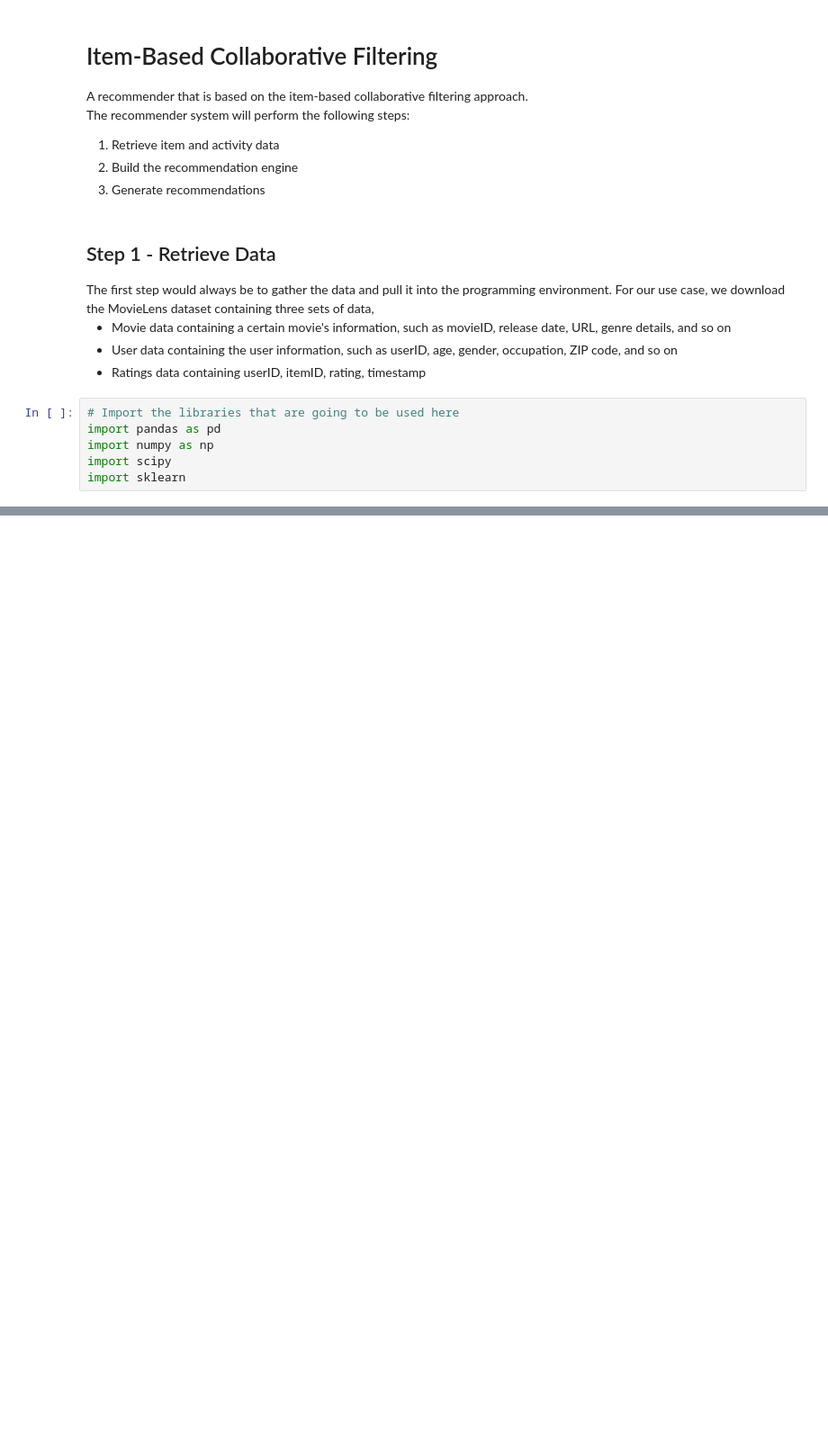
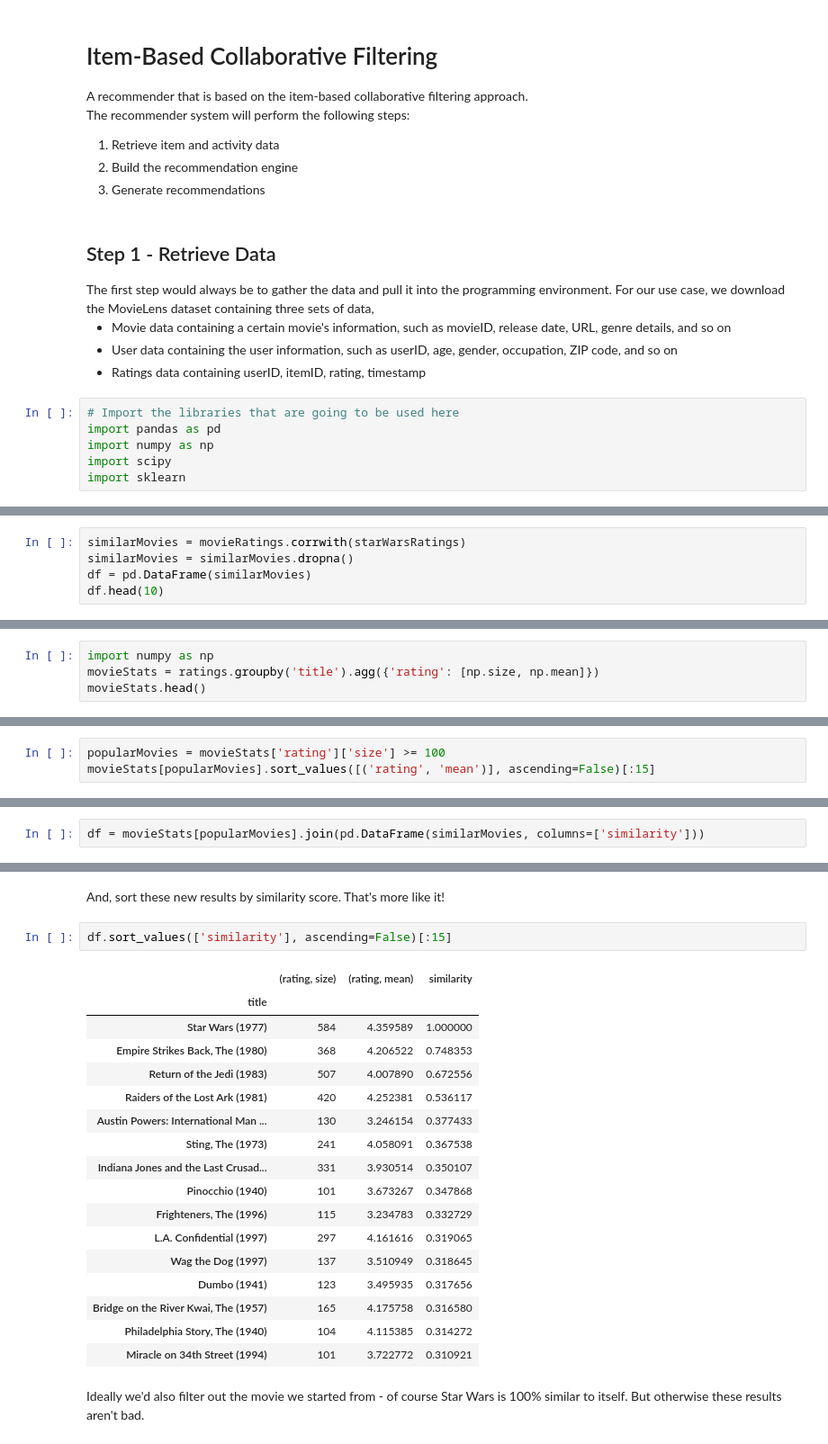
Before and after one commit to ziababar/recommender, a Jupyter notebook: RecSys - CF Item-Based.ipynb, the cells around one changed output, grey strips where cells are left out. Shown at 90% size. Drawn from its saved outputs; the diff is of its cells as text; blank space fills up the shorter version.

```diff
--- a/RecSys - CF Item-Based.ipynb
+++ b/RecSys - CF Item-Based.ipynb
@@ -91,0 +140,5 @@ simCandidates.head(10)
+# %%
+similarMovies = movieRatings.corrwith(starWarsRatings)
+similarMovies = similarMovies.dropna()
+df = pd.DataFrame(similarMovies)
+df.head(10)
@@ -91,0 +182,4 @@ simCandidates.head(10)
+# %%
+import numpy as np
+movieStats = ratings.groupby('title').agg({'rating': [np.size, np.mean]})
+movieStats.head()
@@ -91,0 +197,3 @@ simCandidates.head(10)
+# %%
+popularMovies = movieStats['rating']['size'] >= 100
+movieStats[popularMovies].sort_values([('rating', 'mean')], ascending=False)[:15]
@@ -91,0 +221,2 @@ simCandidates.head(10)
+# %%
+df = movieStats[popularMovies].join(pd.DataFrame(similarMovies, columns=['similarity']))
@@ -91,0 +233,24 @@ simCandidates.head(10)
+# %% [markdown]
+And, sort these new results by similarity score. That's more like it!
+# %%
+df.sort_values(['similarity'], ascending=False)[:15]
+# %% [output]
+|  | (rating, size) | (rating, mean) | similarity |
+| title |  |  |  |
+| Star Wars (1977) | 584 | 4.359589 | 1.000000 |
+| Empire Strikes Back, The (1980) | 368 | 4.206522 | 0.748353 |
+| Return of the Jedi (1983) | 507 | 4.007890 | 0.672556 |
+| Raiders of the Lost Ark (1981) | 420 | 4.252381 | 0.536117 |
+| Austin Powers: International Man ... | 130 | 3.246154 | 0.377433 |
+| Sting, The (1973) | 241 | 4.058091 | 0.367538 |
+| Indiana Jones and the Last Crusad... | 331 | 3.930514 | 0.350107 |
+| Pinocchio (1940) | 101 | 3.673267 | 0.347868 |
+| Frighteners, The (1996) | 115 | 3.234783 | 0.332729 |
+| L.A. Confidential (1997) | 297 | 4.161616 | 0.319065 |
+| Wag the Dog (1997) | 137 | 3.510949 | 0.318645 |
+| Dumbo (1941) | 123 | 3.495935 | 0.317656 |
+| Bridge on the River Kwai, The (1957) | 165 | 4.175758 | 0.316580 |
+| Philadelphia Story, The (1940) | 104 | 4.115385 | 0.314272 |
+| Miracle on 34th Street (1994) | 101 | 3.722772 | 0.310921 |
+# %% [markdown]
+Ideally we'd also filter out the movie we started from - of course Star Wars is 100% similar to itself. But otherwise these results aren't bad.
```
Also changed, not shown: parts of 43 cells of this notebook, 3 other files.
